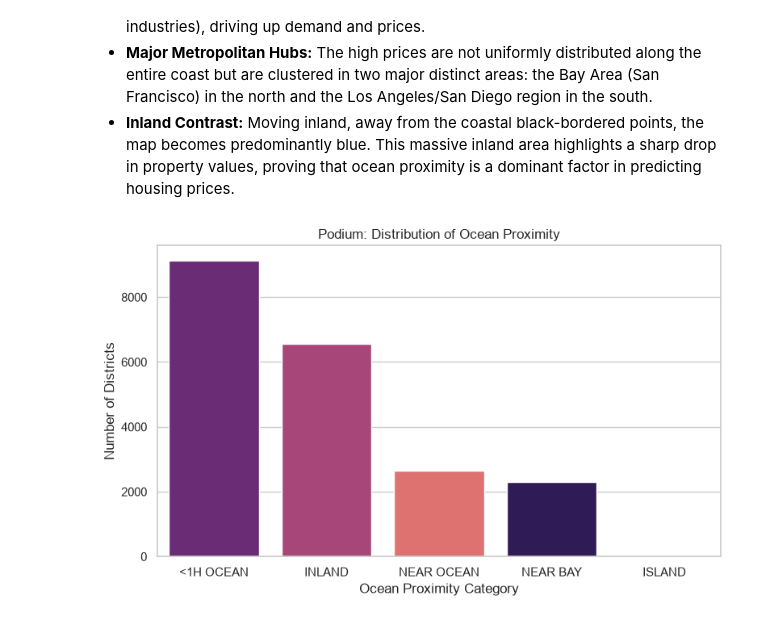
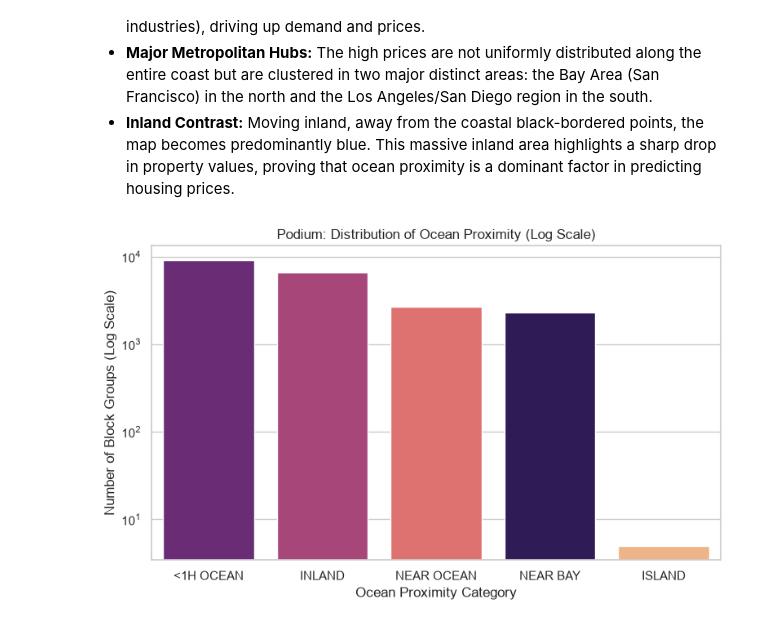
Before and after one commit to kovexison/Practica-AI, a Jupyter notebook: 01-ML-Regression/house_pricing.ipynb, the cells around one changed output. Saved outputs shown, nothing was run; the diff lists cells and outputs as text; code cells hidden in the pictures.

```diff
--- a/01-ML-Regression/house_pricing.ipynb
+++ b/01-ML-Regression/house_pricing.ipynb
@@ -168,29 +166,32 @@ This scatter plot acts as a geographical map of the block group centroids across
 * **Major Metropolitan Hubs:** The high prices are not uniformly distributed along the entire coast but are clustered in two major distinct areas: the Bay Area (San Francisco) in the north and the Los Angeles/San Diego region in the south.
 * **Inland Contrast:** Moving inland, away from the coastal black-bordered points, the map becomes predominantly blue. This massive inland area highlights a sharp drop in property values, proving that ocean proximity is a dominant factor in predicting housing prices.
 # %%
-# Extract the categories sorted by their frequency to create the "podium"
+# Extract the categories sorted by their frequency
 podium_order = df['ocean_proximity'].value_counts().index
 
 # Set up the visual space
 plt.figure(figsize=(9, 5))
 sns.set_theme(style="whitegrid")
 
-# Create the count plot (bar plot for categorical data)
+# Create the count plot
 sns.countplot(
     data=df,
     x='ocean_proximity',
-    hue = 'ocean_proximity',
     order=podium_order,
+    hue='ocean_proximity',
     palette='magma',
     legend=False
 )
 
-# Add titles and labels for clarity
-plt.title('Podium: Distribution of Ocean Proximity')
+# Set the Y-axis to a logarithmic scale
+plt.yscale('log')
+
+# Add titles and labels
+plt.title('Podium: Distribution of Ocean Proximity (Log Scale)')
 plt.xlabel('Ocean Proximity Category')
-plt.ylabel('Number of Districts')
+plt.ylabel('Number of Block Groups (Log Scale)')
 
 # Display the plot
 plt.show()
 # %% [output]
-[figure, old version]
+[figure, new version]
```
Also changed, not shown: parts of 9 cells of this notebook.
